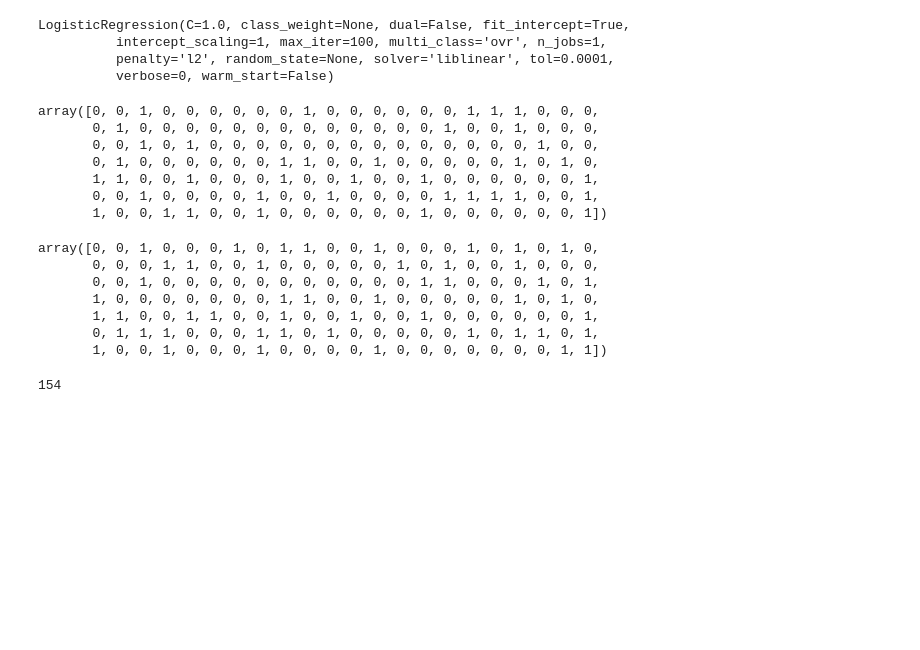
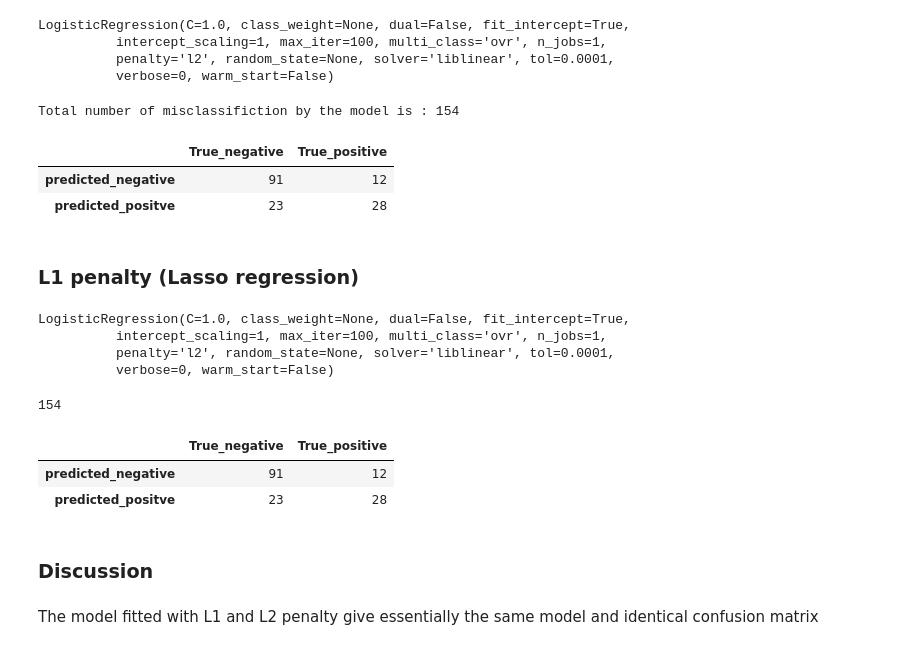
Before and after one commit to Nagendra-Panduranga/Diabetes_prediction_model, a Jupyter notebook: Diabetes_prediction_analysis.ipynb, the cells around one changed output. Drawn from its saved outputs; the diff is of its cells as text; code cells hidden in the pictures; blank space fills up the shorter version.

```diff
--- a/Diabetes_prediction_analysis.ipynb
+++ b/Diabetes_prediction_analysis.ipynb
@@ -79,19 +91,27 @@ X_train, X_test, Y_train,Y_test = train_test_split(X,Y, test_size = 0.2, random_
+# %%
+# we use L2 penalty to choose important predictors
+model_l2 = LogisticRegression()
 # %%
-model.fit(X_train,Y_train)
+model_l2.fit(X_train,Y_train)
 # %% [output]
 LogisticRegression(C=1.0, class_weight=None, dual=False, fit_intercept=True,
           intercept_scaling=1, max_iter=100, multi_class='ovr', n_jobs=1,
           penalty='l2', random_state=None, solver='liblinear', tol=0.0001,
           verbose=0, warm_start=False)
 # %%
-Y_predict = model.predict(X_test)
+Y_predict_l2 = model_l2.predict(X_test)
-# %%
-Y_predict
-# %% [output]
-array([0, 0, 1, 0, 0, 0, 0, 0, 0, 1, 0, 0, 0, 0, 0, 0, 1, 1, 1, 0, 0, 0,
-       0, 1, 0, 0, 0, 0, 0, 0, 0, 0, 0, 0, 0, 0, 0, 1, 0, 0, 1, 0, 0, 0,
-       0, 0, 1, 0, 1, 0, 0, 0, 0, 0, 0, 0, 0, 0, 0, 0, 0, 0, 0, 1, 0, 0,
-       0, 1, 0, 0, 0, 0, 0, 0, 1, 1, 0, 0, 1, 0, 0, 0, 0, 0, 1, 0, 1, 0,
-       1, 1, 0, 0, 1, 0, 0, 0, 1, 0, 0, 1, 0, 0, 1, 0, 0, 0, 0, 0, 0, 1,
-       0, 0, 1, 0, 0, 0, 0, 1, 0, 0, 1, 0, 0, 0, 0, 1, 1, 1, 1, 0, 0, 1,
-       1, 0, 0, 1, 1, 0, 0, 1, 0, 0, 0, 0, 0, 0, 1, 0, 0, 0, 0, 0, 0, 1])
+# %%
+Y_test_array = np.array(Y_test)
+print ("Total number of misclassifiction by the model is :", len(np.array(abs(Y_predict_l2 - Y_test))))
+# %% [output]
+Total number of misclassifiction by the model is : 154
+# %%
+conf_mat_l2= confusion_matrix(Y_test,Y_predict_l2)
+conf_mat_l2_df = pd.DataFrame(conf_mat_l2, index = ['predicted_negative', 'predicted_positve'], columns = ['True_negative','True_positive'] )
+conf_mat_l2_df.head()
+# %% [output]
+|  | True_negative | True_positive |
+| predicted_negative | 91 | 12 |
+| predicted_positve | 23 | 28 |
+# %% [markdown]
+### L1 penalty (Lasso regression)
@@ -97,0 +121,7 @@ array([0, 0, 1, 0, 0, 0, 0, 0, 0, 1, 0, 0, 0, 0, 0, 0, 1, 1, 1, 0, 0, 0,
+# %%
+model_l1.fit(X_train,Y_train)
+# %% [output]
+LogisticRegression(C=1.0, class_weight=None, dual=False, fit_intercept=True,
+          intercept_scaling=1, max_iter=100, multi_class='ovr', n_jobs=1,
+          penalty='l2', random_state=None, solver='liblinear', tol=0.0001,
+          verbose=0, warm_start=False)
@@ -98,14 +130,17 @@ array([0, 0, 1, 0, 0, 0, 0, 0, 0, 1, 0, 0, 0, 0, 0, 0, 1, 1, 1, 0, 0, 0,
 # %%
 Y_test_array = np.array(Y_test)
+len(np.array(abs(Y_predict_l1 - Y_test)))
 # %% [output]
-array([0, 0, 1, 0, 0, 0, 1, 0, 1, 1, 0, 0, 1, 0, 0, 0, 1, 0, 1, 0, 1, 0,
-       0, 0, 0, 1, 1, 0, 0, 1, 0, 0, 0, 0, 0, 1, 0, 1, 0, 0, 1, 0, 0, 0,
-       0, 0, 1, 0, 0, 0, 0, 0, 0, 0, 0, 0, 0, 0, 1, 1, 0, 0, 0, 1, 0, 1,
-       1, 0, 0, 0, 0, 0, 0, 0, 1, 1, 0, 0, 1, 0, 0, 0, 0, 0, 1, 0, 1, 0,
-       1, 1, 0, 0, 1, 1, 0, 0, 1, 0, 0, 1, 0, 0, 1, 0, 0, 0, 0, 0, 0, 1,
-       0, 1, 1, 1, 0, 0, 0, 1, 1, 0, 1, 0, 0, 0, 0, 0, 1, 0, 1, 1, 0, 1,
-       1, 0, 0, 1, 0, 0, 0, 1, 0, 0, 0, 0, 1, 0, 0, 0, 0, 0, 0, 0, 1, 1])
+154
-# %%
-len(np.array(abs(Y_predict - Y_test)))
-# %% [output]
-154
+# %%
+conf_mat_l1 = confusion_matrix(Y_test,Y_predict_l1)
+conf_mat_l1_df = pd.DataFrame(conf_mat_l1, index = ['predicted_negative', 'predicted_positve'], columns = ['True_negative','True_positive'] )
+conf_mat_l1_df.head()
+# %% [output]
+|  | True_negative | True_positive |
+| predicted_negative | 91 | 12 |
+| predicted_positve | 23 | 28 |
+# %% [markdown]
+### Discussion
+# %% [markdown]
+The model fitted with L1 and L2 penalty give essentially the same model and identical confusion matrix
```
Also changed, not shown: parts of 16 cells of this notebook.
